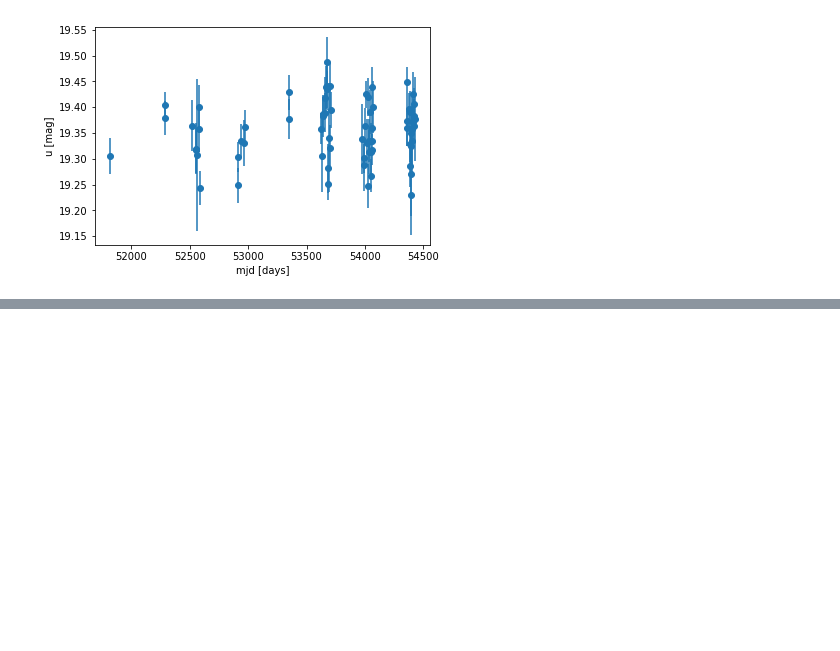
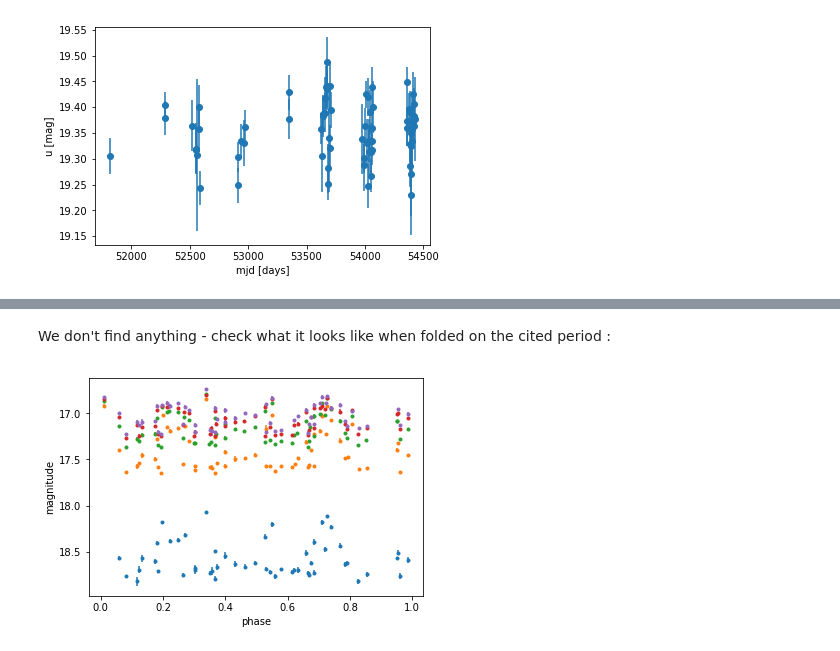
Before and after one commit to suberlak/SDSS_S82_FP_research, a Jupyter notebook: code/Read_S82_photometry.ipynb, the cells around one changed output, grey strips where cells are left out. Drawn from its saved outputs; the diff is of its cells as text; code cells hidden in the pictures; blank space fills up the shorter version.

```diff
--- a/code/Read_S82_photometry.ipynb
+++ b/code/Read_S82_photometry.ipynb
@@ -242,0 +372,23 @@ u,uErr = mag[band=='u'], magerr[band=='u']
+# %% [markdown]
+We don't find anything - check what it looks like when folded on the cited period :
+# %%
+# Predict on a regular phase grid
+period = 2.92217  # days
+tfit = np.linspace(0,  period, 1000)
+filtsfit = np.array(list('ugriz'))[:, np.newaxis]
+
+#magfit = model.predict(tfit, filts=filtsfit)
+
+# Plot the results
+phase = (t / period) % 1
+phasefit = (tfit / period)
+
+fig, ax = plt.subplots()
+for i, filt in enumerate('ugriz'):
+    mask = (filts == filt)
+    errorbar = ax.errorbar(phase[mask], mag[mask], dmag[mask], fmt='.')
+    #ax.plot(phasefit, magfit[i], color=errorbar.lines[0].get_color())
+ax.set(xlabel='phase', ylabel='magnitude')
+ax.invert_yaxis()
+# %% [output]
+[figure, added]
```
Also changed, not shown: parts of 11 cells of this notebook.
